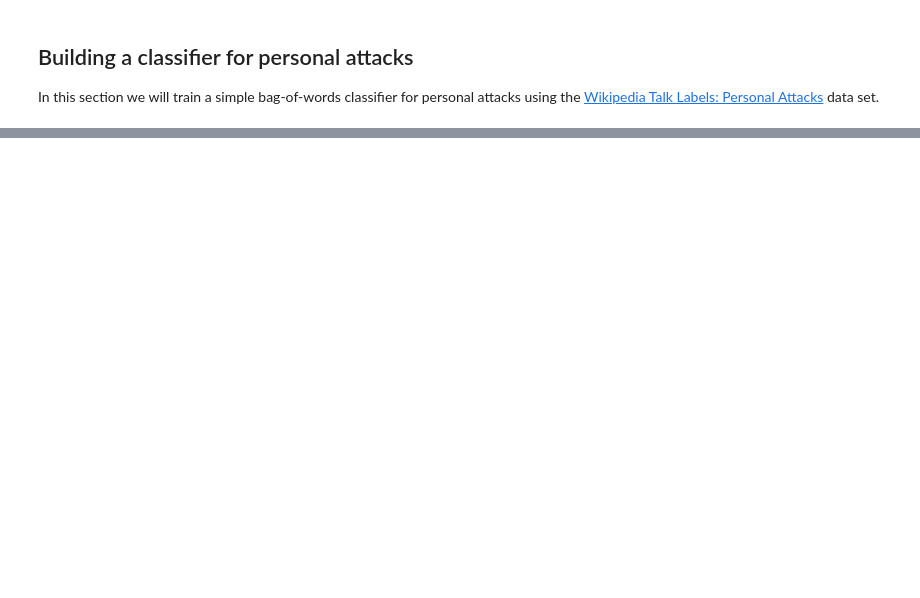
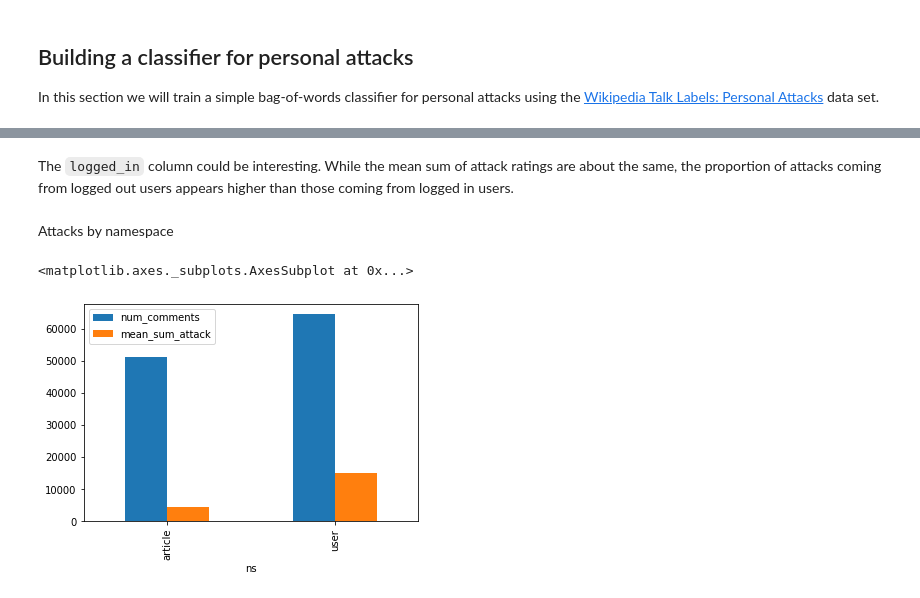
Before and after one commit to eldss-classwork/wiki-comment-classifier, a Jupyter notebook: WikipediaTalkDataGettingStarted.ipynb, the cells around one changed output, grey strips where cells are left out. Cells and saved outputs as stored; diff of their text form; code cells hidden in the pictures; blank space fills up the shorter version.

```diff
--- a/WikipediaTalkDataGettingStarted.ipynb
+++ b/WikipediaTalkDataGettingStarted.ipynb
@@ -43,0 +163,16 @@ len(annotations['rev_id'].unique())
+# %% [markdown]
+The `logged_in` column could be interesting. While the mean sum of attack ratings are about the same, the proportion of attacks coming from logged out users appears higher than those coming from logged in users.
+# %% [markdown]
+Attacks by namespace
+# %%
+# Get data
+comments_per_ns = joined.groupby('ns')['comment'].count()
+attacks_per_ns = joined.groupby('ns')['attack'].sum()
+# Combine data
+namespace = pd.concat([comments_per_ns, attacks_per_ns], axis=1)
+namespace = namespace.rename(columns={'comment': 'num_comments', 'attack': 'mean_sum_attack'})
+# Plot
+namespace.plot(kind='bar')
+# %% [output]
+<matplotlib.axes._subplots.AxesSubplot at 0x...>
+[figure, added]
```
Also changed, not shown: parts of 41 cells of this notebook.
